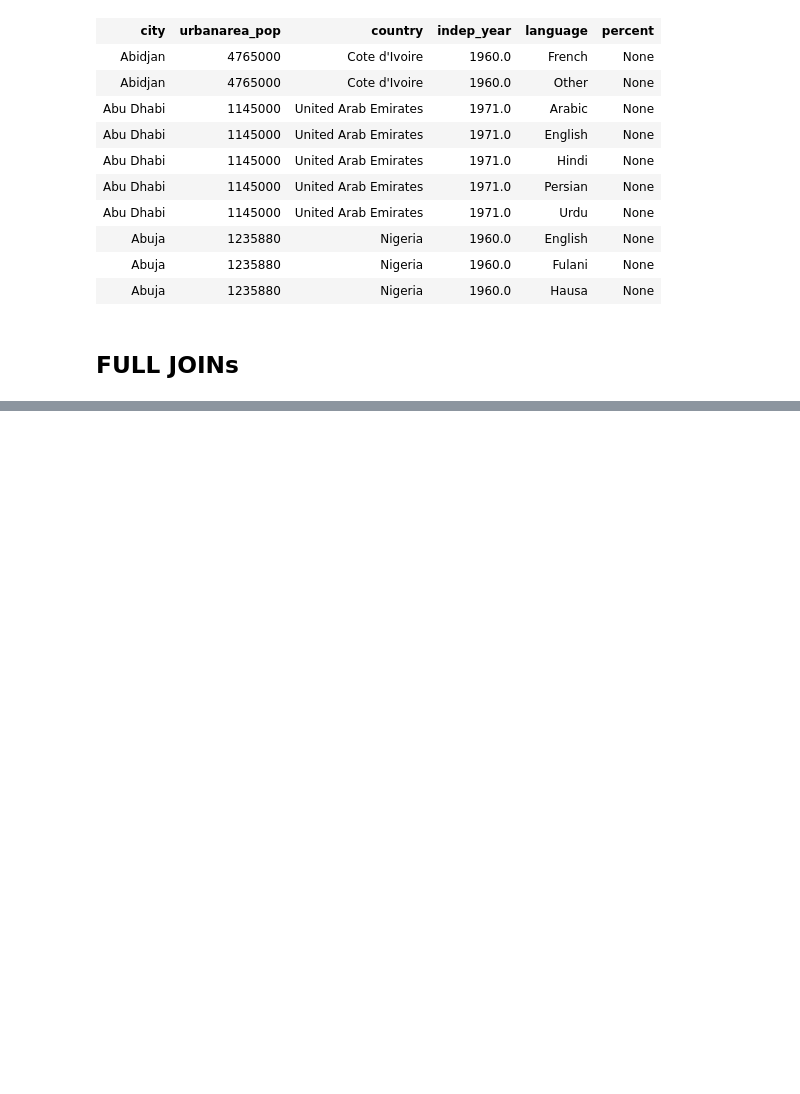
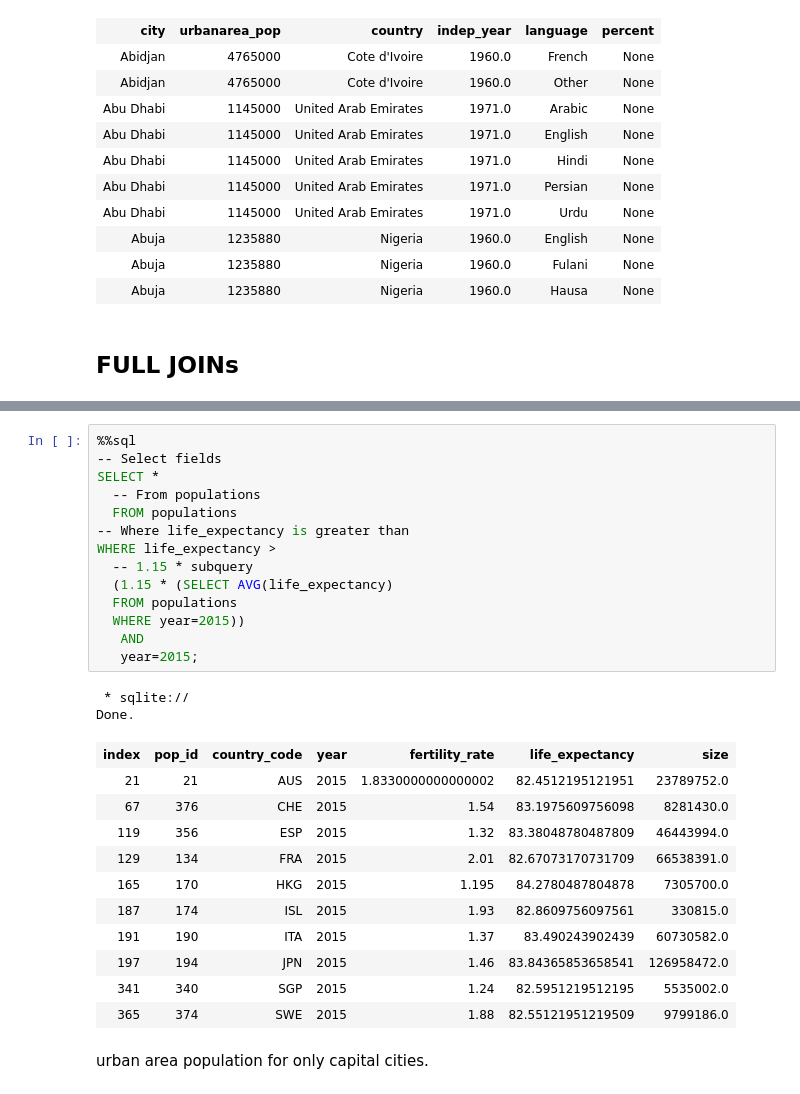
Before and after one commit to VictorOmondi1997/Joining-Data-in-SQL, a Jupyter notebook: Joining Data in SQL.ipynb, the cells around one changed output, grey strips where cells are left out. Saved outputs shown, nothing was run; the diff lists cells and outputs as text; blank space fills up the shorter version.

Commit message:
Subquery inside FROM clause

```diff
--- a/Joining Data in SQL.ipynb
+++ b/Joining Data in SQL.ipynb
@@ -766,0 +1772,30 @@ Done.
+# %%
+%%sql
+-- Select fields
+SELECT *
+  -- From populations
+  FROM populations
+-- Where life_expectancy is greater than
+WHERE life_expectancy >
+  -- 1.15 * subquery
+  (1.15 * (SELECT AVG(life_expectancy)
+  FROM populations
+  WHERE year=2015))
+   AND
+   year=2015;
+# %% [output]
+ * sqlite://
+Done.
+| index | pop_id | country_code | year | fertility_rate | life_expectancy | size |
+| 21 | 21 | AUS | 2015 | 1.8330000000000002 | 82.4512195121951 | 23789752.0 |
+| 67 | 376 | CHE | 2015 | 1.54 | 83.1975609756098 | 8281430.0 |
+| 119 | 356 | ESP | 2015 | 1.32 | 83.38048780487809 | 46443994.0 |
+| 129 | 134 | FRA | 2015 | 2.01 | 82.67073170731709 | 66538391.0 |
+| 165 | 170 | HKG | 2015 | 1.195 | 84.2780487804878 | 7305700.0 |
+| 187 | 174 | ISL | 2015 | 1.93 | 82.8609756097561 | 330815.0 |
+| 191 | 190 | ITA | 2015 | 1.37 | 83.490243902439 | 60730582.0 |
+| 197 | 194 | JPN | 2015 | 1.46 | 83.84365853658541 | 126958472.0 |
+| 341 | 340 | SGP | 2015 | 1.24 | 82.5951219512195 | 5535002.0 |
+| 365 | 374 | SWE | 2015 | 1.88 | 82.55121951219509 | 9799186.0 |
+# %% [markdown]
+urban area population for only capital cities.
```
Also changed, not shown: parts of 95 cells of this notebook.
